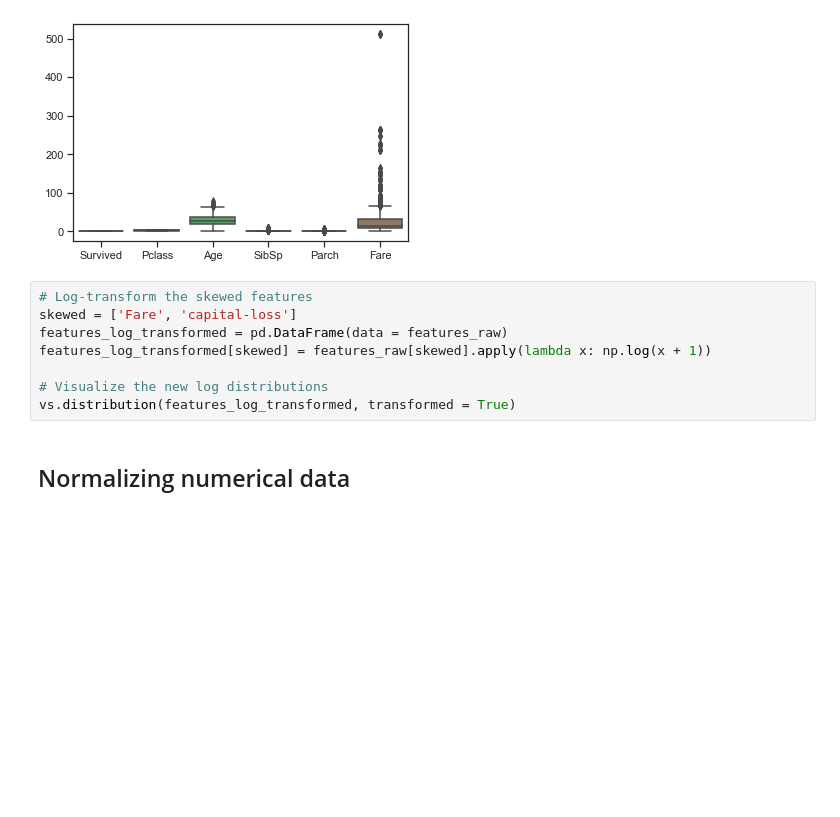
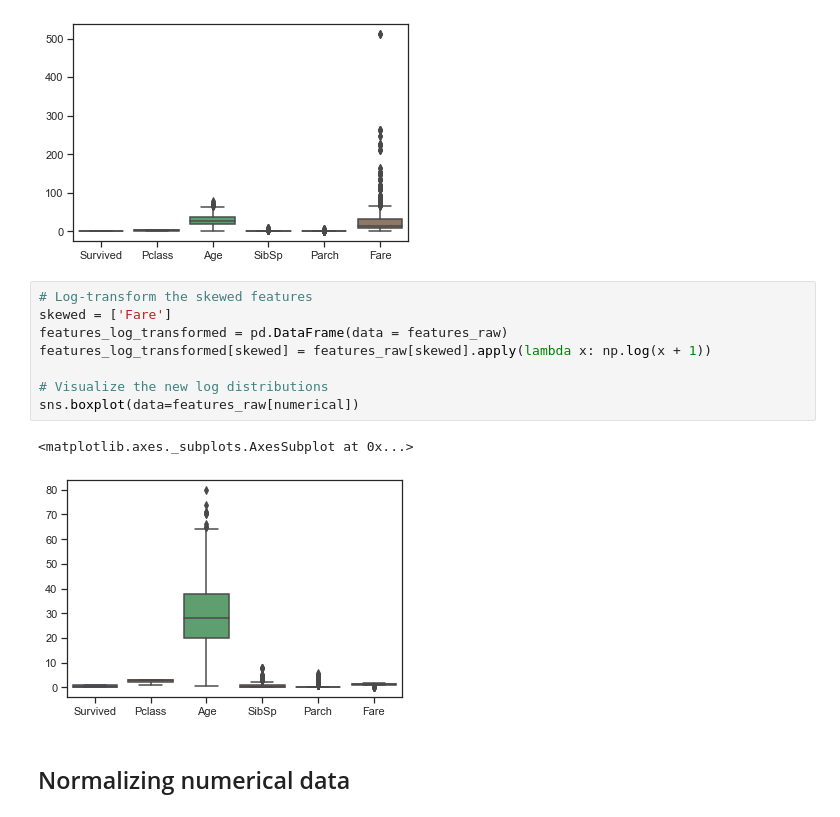
Before and after one commit to kimcrab/compare-supervised-ml-algorithms, a Jupyter notebook: compare-supervised-algorithms.ipynb, the cells around one changed output. Saved outputs shown, nothing was run; the diff lists cells and outputs as text; blank space fills up the shorter version.

```diff
--- a/compare-supervised-algorithms.ipynb
+++ b/compare-supervised-algorithms.ipynb
@@ -51,12 +51,15 @@ sns.boxplot(data=features_raw[numerical])
 [figure]
 # %%
 # Log-transform the skewed features
-skewed = ['Fare', 'capital-loss']
+skewed = ['Fare']
 features_log_transformed = pd.DataFrame(data = features_raw)
 features_log_transformed[skewed] = features_raw[skewed].apply(lambda x: np.log(x + 1))
 
 # Visualize the new log distributions
-vs.distribution(features_log_transformed, transformed = True)
+sns.boxplot(data=features_raw[numerical])
+# %% [output]
+<matplotlib.axes._subplots.AxesSubplot at 0x...>
+[figure, added]
 # %% [markdown]
 ## Normalizing numerical data
 # %%
```
Also changed, not shown: parts of 3 cells of this notebook.
